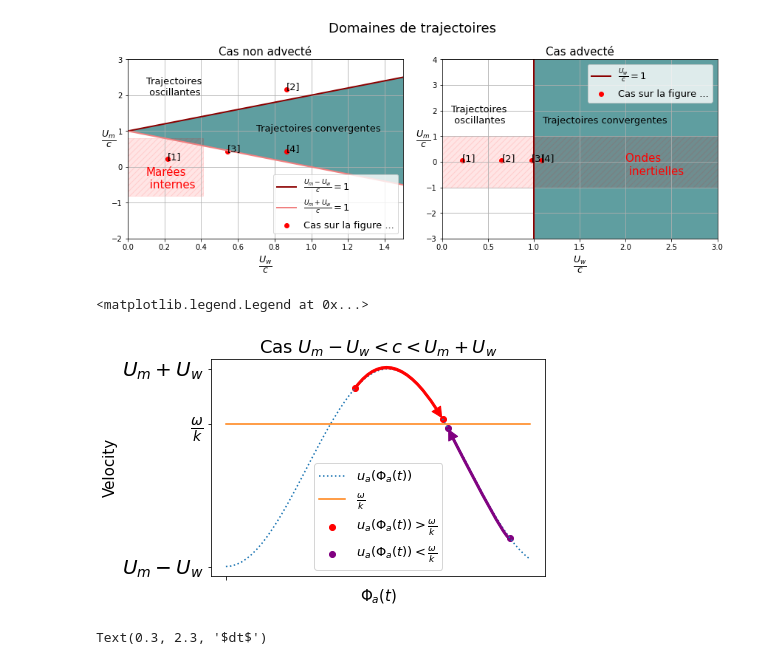
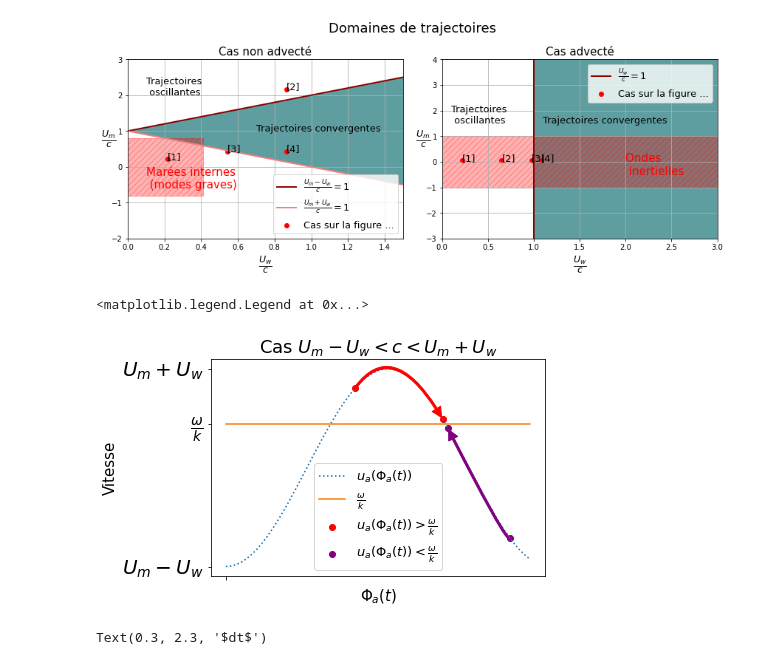
Before and after one commit to margot-demol/stage-m1, a Jupyter notebook: development/domaines_traj.ipynb, the cells around one changed output. Cells and saved outputs as stored; diff of their text form; code cells hidden in the pictures.

```diff
--- a/development/domaines_traj.ipynb
+++ b/development/domaines_traj.ipynb
@@ -23,10 +23,10 @@ axes[0].grid()
 
 axes[0].set_title('Cas non advecté', fontsize=15)
 axes[0].fill_between(uw_c, d2, d1, facecolor='cadetblue')
-axes[0].fill_between(np.linspace(0,0.41,10),-0.8, 0.8, hatch='///',color='red', alpha=0.1)
+axes[0].fill_between(np.linspace(0,0.41,10),-0.8, 0.8, hatch='///',color='red', alpha=0.3)
 axes[0].annotate('Trajectoires convergentes', (0.7,1),fontsize=13)
 axes[0].annotate('Trajectoires \n oscillantes', (0.1,2), fontsize=13)
-axes[0].annotate('Marées\n internes', (0.1,-0.6), fontsize=15, color='red')
+axes[0].annotate('Marées internes \n (modes graves)', (0.1,-0.6), fontsize=15, color='red')
 
 axes[1].plot(d,um_c, label=r'$\frac{U_w}{c}=1$',lw=2, color='darkred')
 axes[1].set_xlabel(r'$\frac {U_w}{c}$',fontsize=18)
@@ -36,38 +36,38 @@ axes[1].grid()
 
 axes[1].set_title('Cas advecté', fontsize=15)
 axes[1].fill_betweenx(um_c,d,d4,facecolor='cadetblue')
-axes[1].fill_between(np.linspace(0,3,10),-1, 1, hatch='///',color='red', alpha=0.1)
+axes[1].fill_between(np.linspace(0,3,10),-1, 1, hatch='///',color='red', alpha=0.3)
 axes[1].annotate('Trajectoires convergentes', (1.1,1.5), fontsize=13)
 axes[1].annotate('Trajectoires \n oscillantes', (0.1,1.5), fontsize=13)
 axes[1].annotate('Ondes \n inertielles', (2,-0.5), fontsize=15, color='red')
 
 LABEL=['[1]', '[2]', '[3]','[4]']
 
 Um=[0.5,5,1,1]
 Uw=[0.5,2,1.25,2]
 Um_c=[i/2.31 for i in Um]
 Uw_c=[i/2.31 for i in Uw]
 axes[0].scatter(Uw_c, Um_c, color='red',label='Cas sur la figure ...')
 
 for i in range(4):
     axes[0].annotate(LABEL[i], (Uw_c[i],Um_c[i]), fontsize=13 )
 
 Um=[0.1,0.1,0.1,0.1]
 Uw=[0.5,1.5,2.25,2.5]
 Um_c=[i/2.31 for i in Um]
 Uw_c=[i/2.31 for i in Uw]
 axes[1].scatter(Uw_c, Um_c,color='red',label='Cas sur la figure ...' )
 
 for i in range(4):
     axes[1].annotate(LABEL[i], (Uw_c[i],Um_c[i]),fontsize=13)
 
 
 axes[0].legend(fontsize=13, loc='lower right')
 axes[1].legend(fontsize=13)
 fig.suptitle('Domaines de trajectoires', fontsize=18)
 plt.tight_layout()
 # %% [output]
-[figure, old version]
+[figure, new version]
 # %%
 um=1
 uw=3
@@ -96,12 +96,12 @@ plt.annotate("",
 plt.xticks([0],[''])
 plt.yticks([-2,4,2.31],[r'$U_m-U_w$',r'$U_m+U_w$',r'$\frac{\omega}{k}$'], fontsize=20)
 
-plt.ylabel('Velocity', fontsize=15)
+plt.ylabel('Vitesse', fontsize=15)
 plt.title(r'Cas $U_m-U_w<c<U_m+U_w$', fontsize=18)
 plt.legend(fontsize=13)
 # %% [output]
 <matplotlib.legend.Legend at 0x...>
-[figure, old version]
+[figure, new version]
 # %%
 plt.figure(figsize=(7, 5))
 x=np.linspace(0,3,20)
```
Also changed, not shown: 2 other files.
